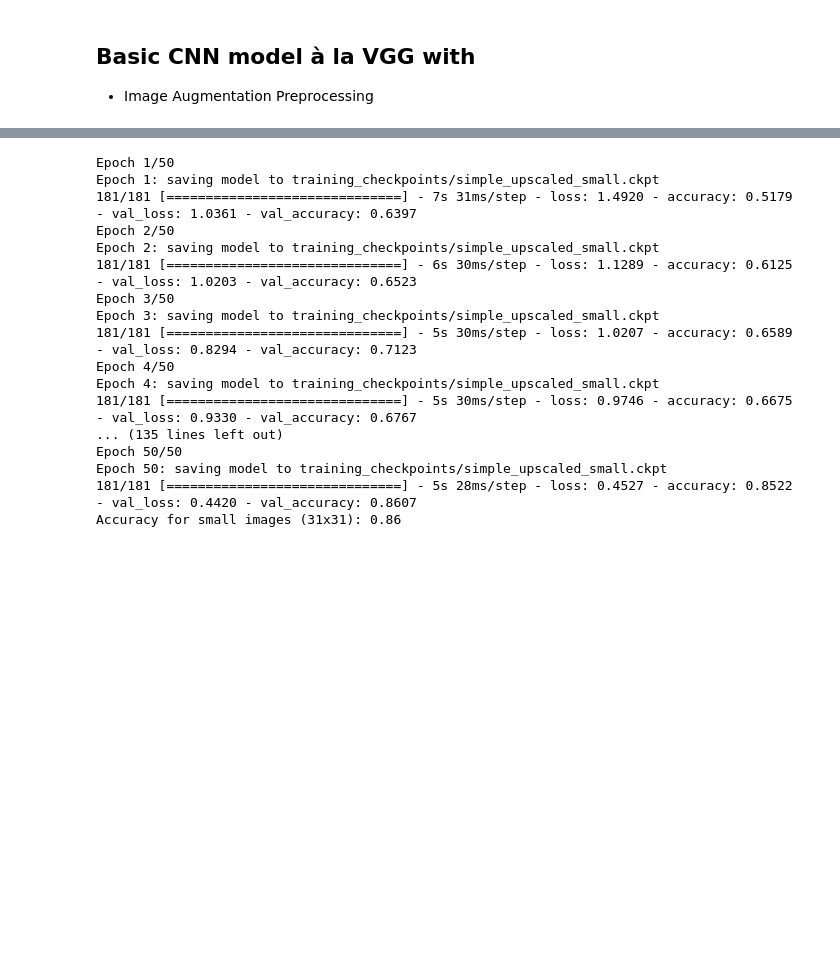
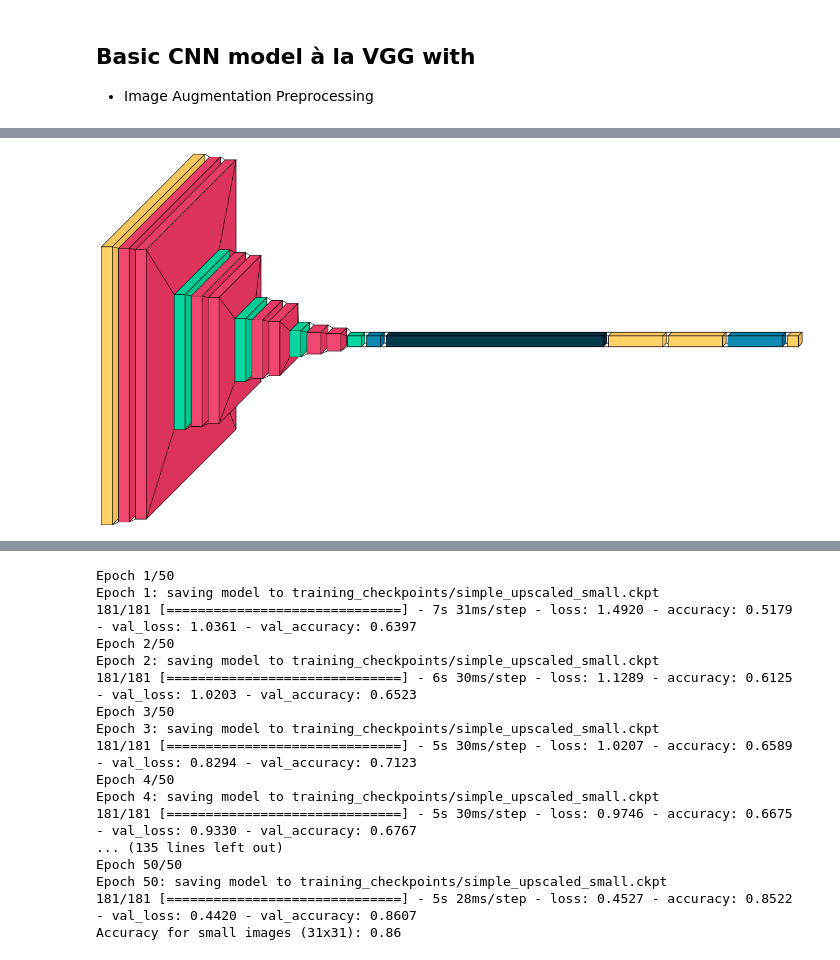
Before and after one commit to glennwuwu/vegetable-image-classification-cnn, a Jupyter notebook: CNN.ipynb, the cells around one changed output, grey strips where cells are left out. Cells and saved outputs as stored; diff of their text form; code cells hidden in the pictures; blank space fills up the shorter version.

```diff
--- a/CNN.ipynb
+++ b/CNN.ipynb
@@ -337 +353,5 @@ KeyboardInterrupt:
+# %%
+visualkeras.layered_view(model_large)
+# %% [output]
+[figure, added]
 # %%
```
Also changed, not shown: parts of 21 cells of this notebook, 4 other files.
